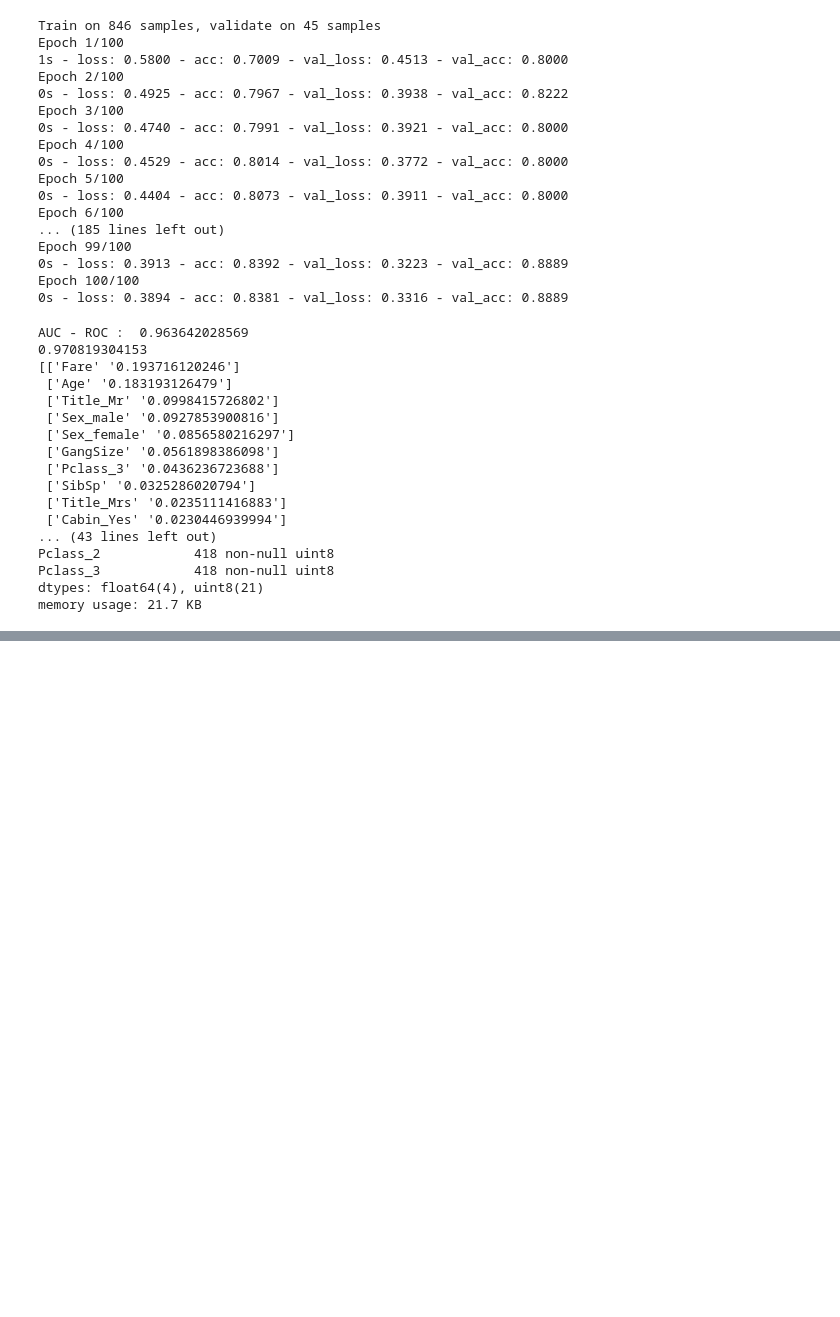
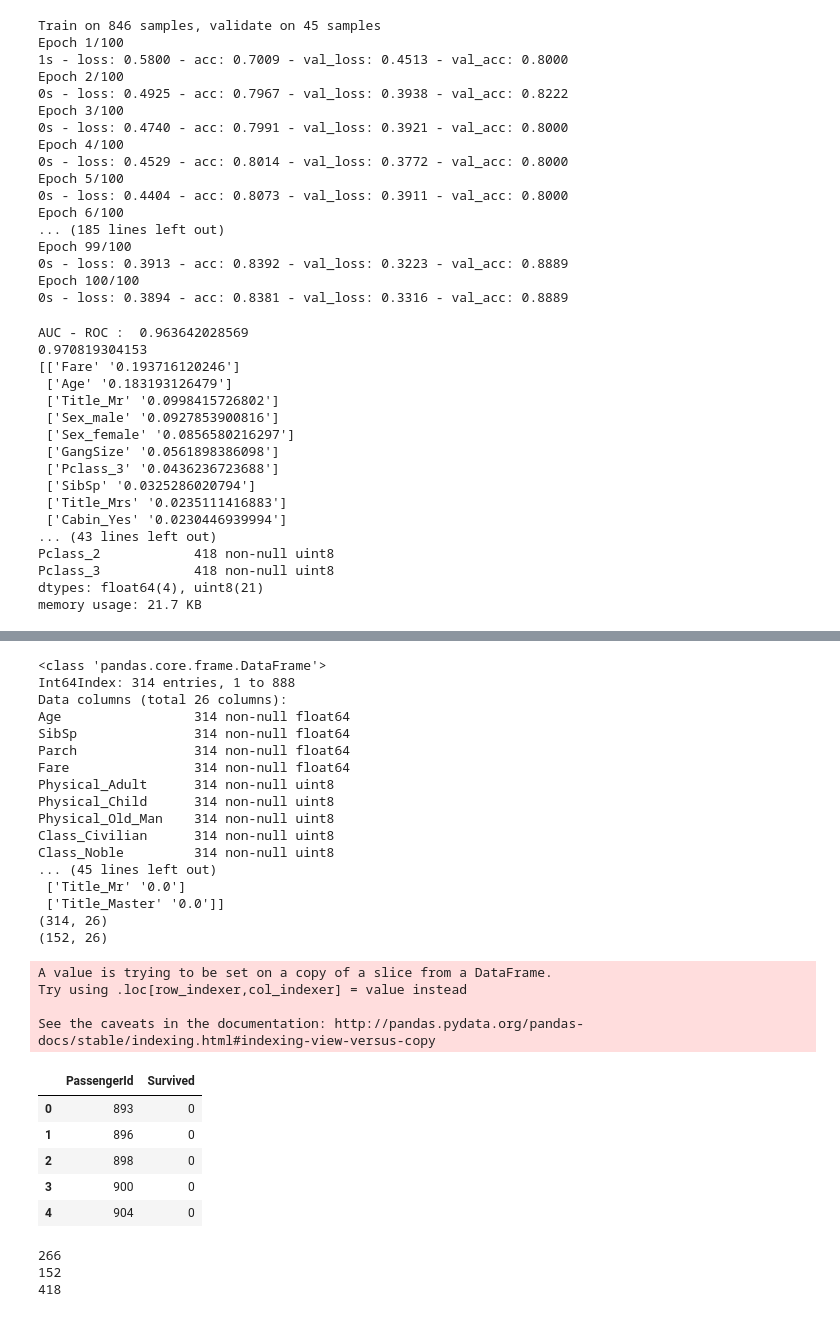
Before and after one commit to djoker911/kaggle_titanic, a Jupyter notebook: process.ipynb, the cells around one changed output, grey strips where cells are left out. Drawn from its saved outputs; the diff is of its cells as text; code cells hidden in the pictures; blank space fills up the shorter version.

```diff
--- a/process.ipynb
+++ b/process.ipynb
@@ -613,0 +699,80 @@ memory usage: 21.7 KB
+# %%
+female_train_features = female_df.values[:,1:]
+female_train_labels = female_df.values[:,0]
+female_train_features_df = female_df.loc[:, female_df.columns != 'Survived']
+
+female_train_features_df['GangSize'] = 1
+female_train_features_df['GangSize'] = female_train_features_df['GangSize']+female_train_features_df['Parch']+\
+                                female_train_features_df['SibSp']
+
+# Using feature_importances_ check and pick
+# train_features_df = train_features_df[['Fare','Age', 'Title_Mr', 'Sex_male', 'Sex_female',\
+#                                       'GangSize', 'Pclass_3', 'SibSp']]
+print female_train_features_df.info()
+female_features_forest = female_train_features_df.values
+female_target = female_df.Survived.values
+female_forest = RandomForestClassifier(max_depth=5,n_estimators = 500, min_samples_split=2, \
+                                    random_state = 1, max_features='sqrt', min_samples_leaf=1,\
+                                   oob_score = True)
+female_my_forest = female_forest.fit(female_features_forest, female_target)
+print "AUC - ROC : ", roc_auc_score(female_target,female_my_forest.predict(female_features_forest))
+
+
+
+c = female_train_features_df.columns.values
+d = female_my_forest.feature_importances_
+female_pair = np.array(list(zip(c,d)))
+print(female_pair[female_pair[:,1].argsort(kind='mergesort')[::-1][:30]])
+female_df["eval_forest"] = female_my_forest.predict(female_features_forest)
+female_df.head(20)
+print female_features_forest.shape
+female_test_features_df = test_features_df[test_features_df.Sex_female==1]
+print female_test_features_df.shape
+
+
+female_rf_prediction = male_my_forest.predict(female_test_features_df.values)
+female_rf_solution = pd.DataFrame({'PassengerId':data_test[data_test.Sex=='female']['PassengerId'].as_matrix(),\
+                                 'Survived':female_rf_prediction.ravel().astype(np.int32)})
+
+female_rf_solution.head(5)
+# %% [output]
+<class 'pandas.core.frame.DataFrame'>
+Int64Index: 314 entries, 1 to 888
+Data columns (total 26 columns):
+Age                 314 non-null float64
+SibSp               314 non-null float64
+Parch               314 non-null float64
+Fare                314 non-null float64
+Physical_Adult      314 non-null uint8
+Physical_Child      314 non-null uint8
+Physical_Old_Man    314 non-null uint8
+Class_Civilian      314 non-null uint8
+Class_Noble         314 non-null uint8
+... (45 lines left out)
+ ['Title_Mr' '0.0']
+ ['Title_Master' '0.0']]
+(314, 26)
+(152, 26)
+A value is trying to be set on a copy of a slice from a DataFrame.
+Try using .loc[row_indexer,col_indexer] = value instead
+
+See the caveats in the documentation: http://pandas.pydata.org/pandas-docs/stable/indexing.html#indexing-view-versus-copy
+|  | PassengerId | Survived |
+| 0 | 893 | 0 |
+| 1 | 896 | 0 |
+| 2 | 898 | 0 |
+| 3 | 900 | 0 |
+| 4 | 904 | 0 |
+# %%
+print(len(male_rf_solution))
+print(len(female_rf_solution))
+summary = male_rf_solution.append(female_rf_solution)
+# print(len(summary))
+res = summary.sort_values(by=['PassengerId']).reset_index(drop=True)
+print len(res)
+res.head(5)
+res.to_csv("/root/lab/27py/ipynb/titanic/data/male_female_random_forest_predictions.csv", index=False)
+# %% [output]
+266
+152
+418
```
Also changed, not shown: parts of 2 cells of this notebook.
